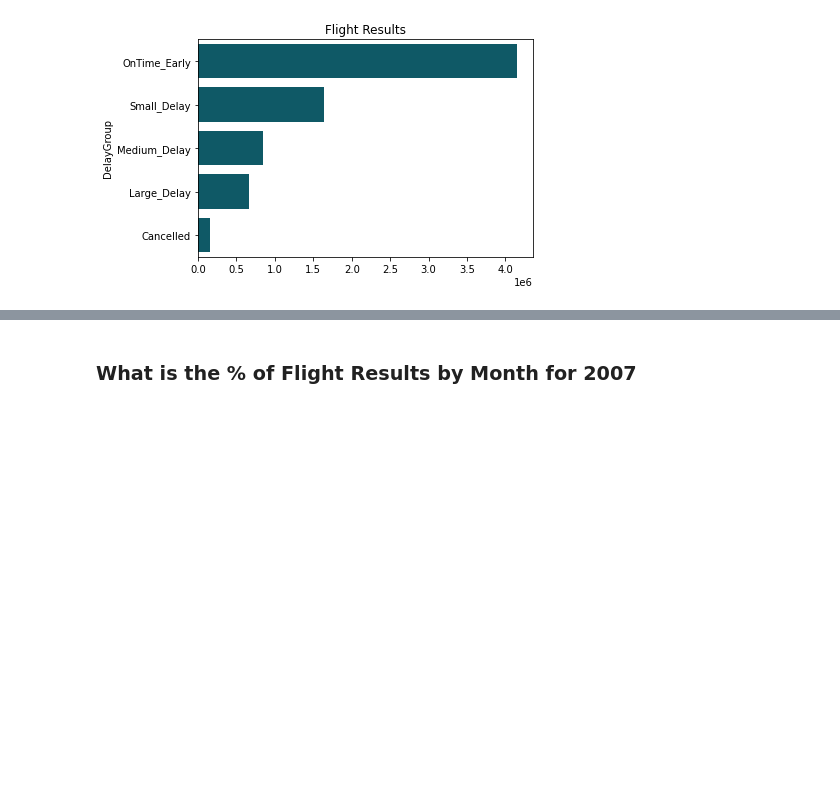
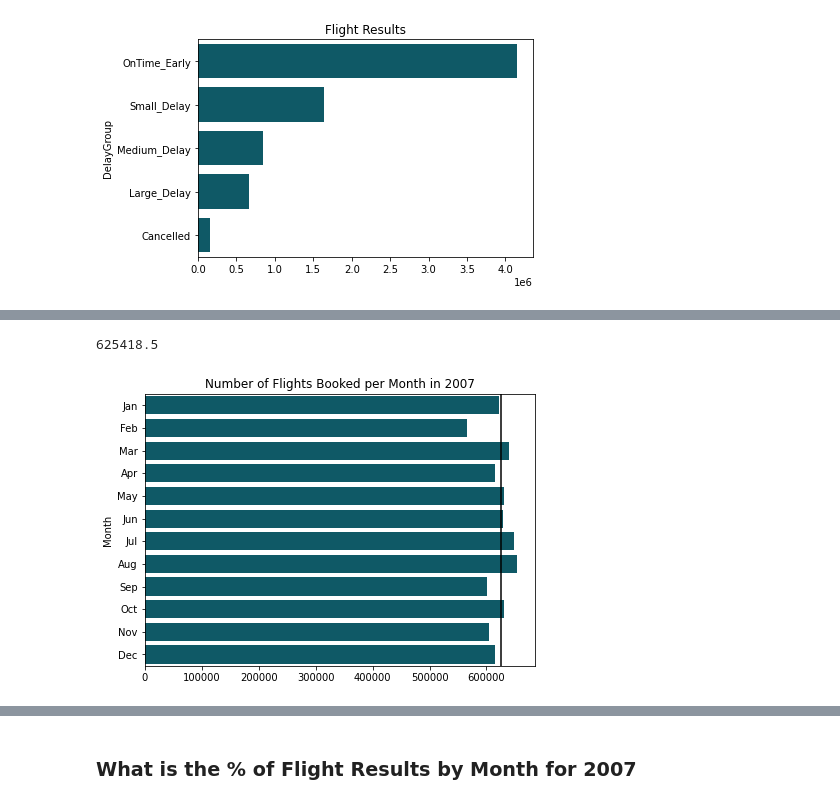
Before and after one commit to EsosaOrumwese/ALX-T-Nanodegree, a Jupyter notebook: Data Analytics/Projects/Airline On-Time Performance Data/eda_act.ipynb, the cells around one changed output, grey strips where cells are left out. Saved outputs shown, nothing was run; the diff lists cells and outputs as text; code cells hidden in the pictures; blank space fills up the shorter version.

Commit message:
Still visualizing

```diff
--- a/Data Analytics/Projects/Airline On-Time Performance Data/eda_act.ipynb
+++ b/Data Analytics/Projects/Airline On-Time Performance Data/eda_act.ipynb
@@ -207,0 +217,3 @@ plt.xlabel('');
+# %%
+plotdata = airline_df.groupby('Month')["Date"].count()
+plotdata
@@ -207,0 +235,13 @@ plt.xlabel('');
+# %%
+plotdata.median()
+# %% [output]
+625418.5
+# %%
+# bar plot
+plt.figure(figsize=[7,5])
+sns.barplot(y=plotdata.index, x=plotdata.values,
+            color=base_color)
+plt.axvline(x=plotdata.median(), color='black')
+plt.title('Number of Flights Booked per Month in 2007');
+# %% [output]
+[figure, added]
```
Also changed, not shown: parts of 13 cells of this notebook.
